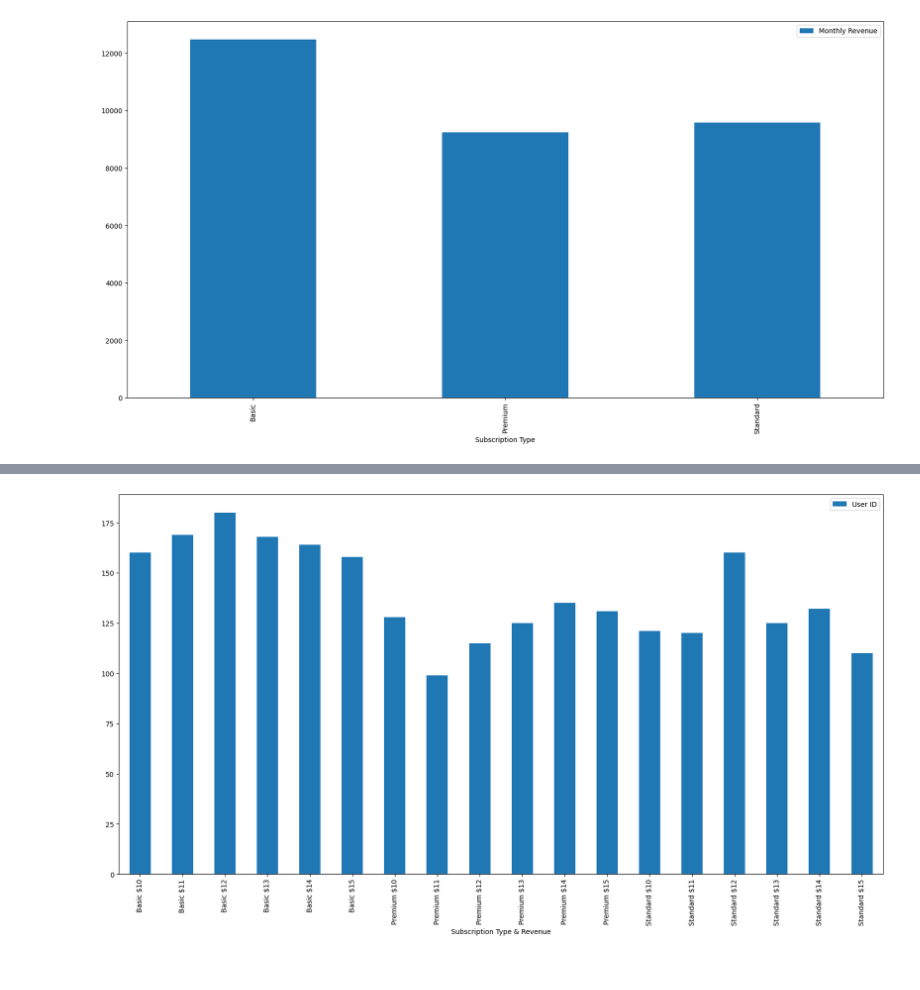
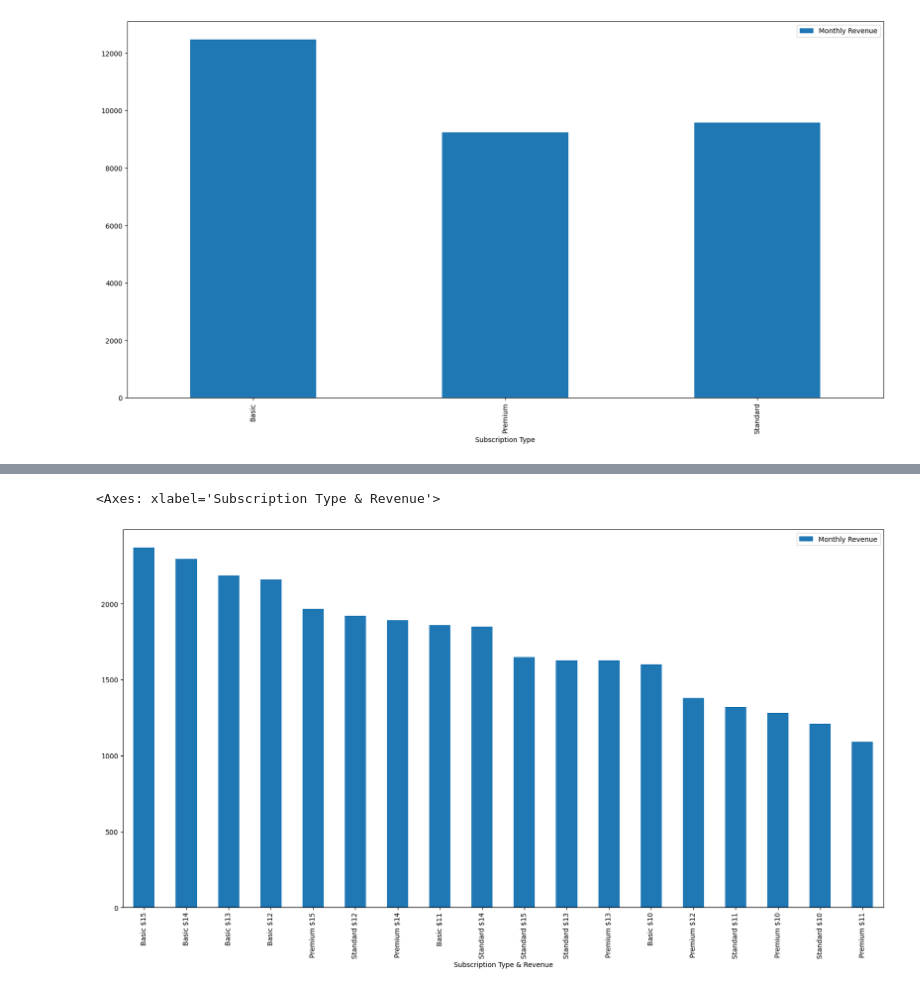
Before and after one commit to wbb-67/Netflix-TV-Shows-Movies, a Jupyter notebook: netflix-userbase-data-insights.ipynb, the cells around one changed output, grey strips where cells are left out. Drawn from its saved outputs; the diff is of its cells as text; code cells hidden in the pictures.

```diff
--- a/netflix-userbase-data-insights.ipynb
+++ b/netflix-userbase-data-insights.ipynb
@@ -84,7 +84,10 @@ plot_monthly_revenue = subs_revenue.plot.bar(x='Subscription Type', y='Monthly R
 # %% [output]
 [figure]
 # %%
-subs_monthly_revenue = df.groupby(['Subscription Type','Monthly Revenue']).count().reset_index()
+subs_monthly_revenue = df
 subs_monthly_revenue["Subscription Type & Revenue"] = subs_monthly_revenue["Subscription Type"]+" $"+subs_monthly_revenue["Monthly Revenue"].astype(str)
+subs_monthly_revenue = subs_monthly_revenue.groupby(['Subscription Type & Revenue']).sum().reset_index()
+subs_monthly_revenue['Monthly Revenue'] = "$"+subs_monthly_revenue['Monthly Revenue'].astype(str)
+subs_monthly_revenue.sort_values("Monthly Revenue",ascending=True)[['Subscription Type & Revenue','Monthly Revenue']].plot.bar
 subs_monthly_revenue.head()
 # %% [output]
@@ -97,4 +100,5 @@ subs_monthly_revenue.head()
 # %%
-plot_subs_monthly_revenue = subs_monthly_revenue.plot.bar(x='Subscription Type & Revenue', y='User ID', figsize=(20, 10), rot=90)
+subs_monthly_revenue.sort_values("Monthly Revenue",ascending=False).plot.bar(x='Subscription Type & Revenue', y='Monthly Revenue', figsize=(20, 10), rot=90)
 # %% [output]
+<Axes: xlabel='Subscription Type & Revenue'>
-[figure, old version]
+[figure, new version]
```
Also changed, not shown: parts of 1 cell of this notebook.
